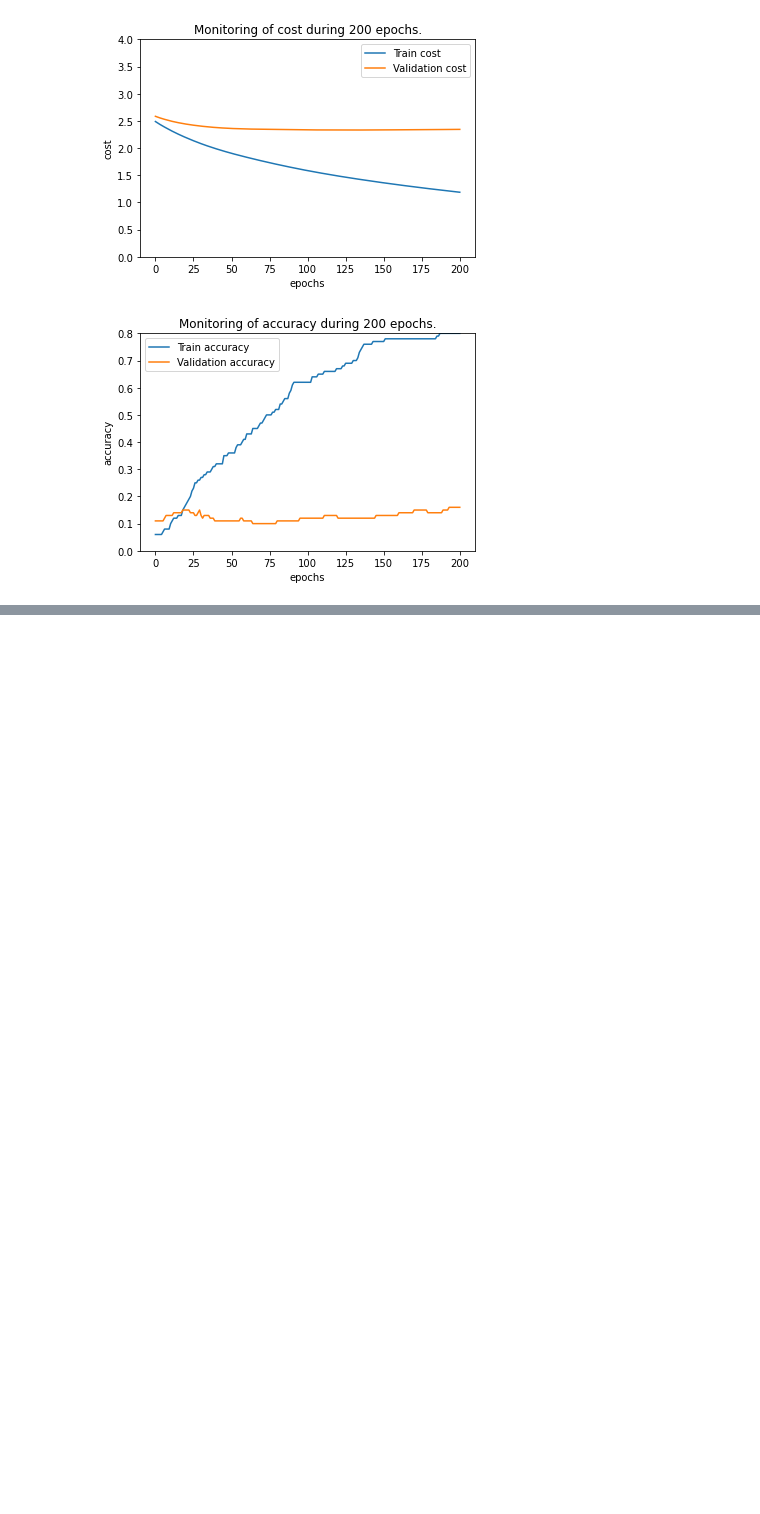
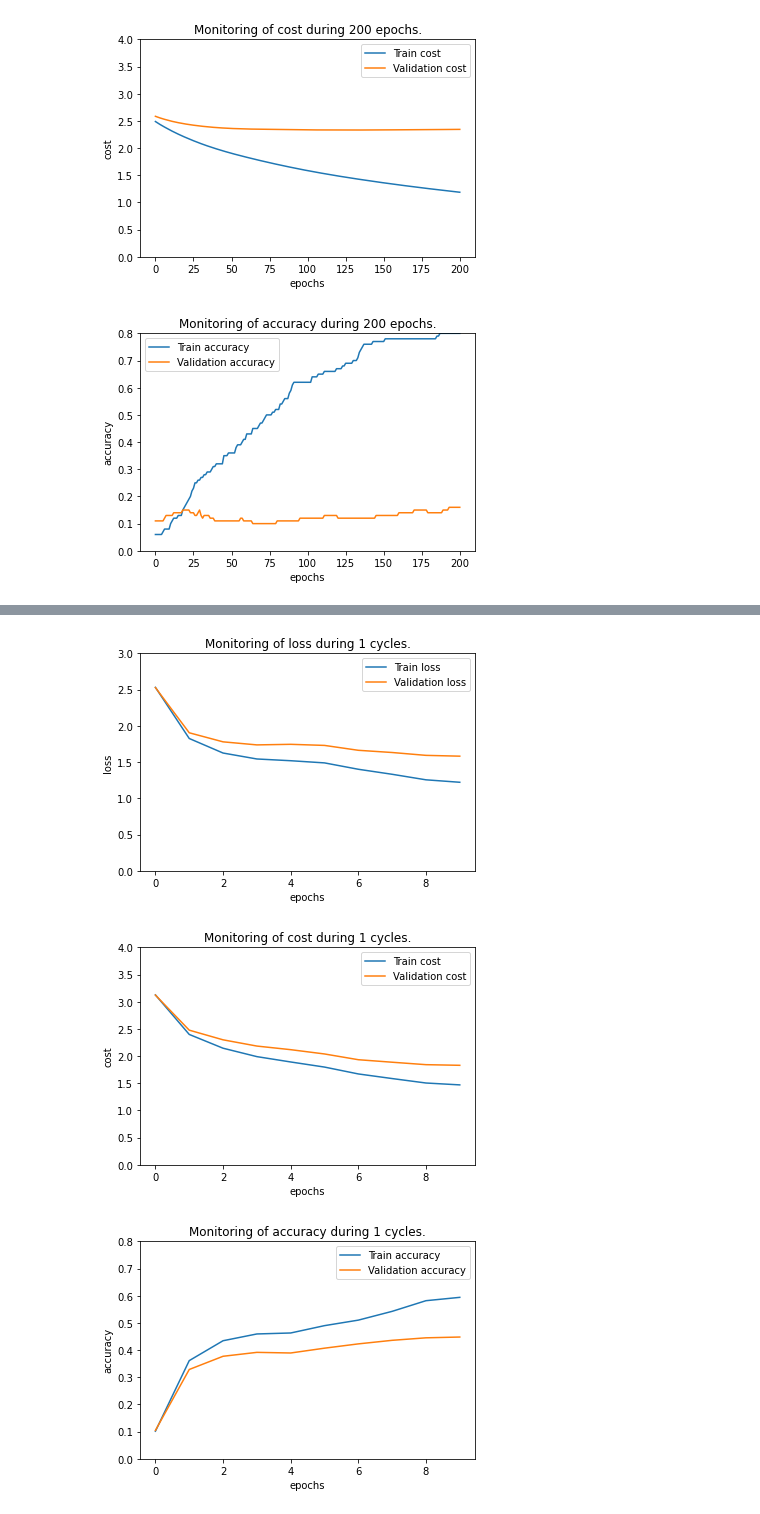
Before and after one commit to KenzaB27/dl_labs, a Jupyter notebook: lab3/lab3_experiments.ipynb, the cells around one changed output, grey strips where cells are left out. Cells and saved outputs as stored; diff of their text form; code cells hidden in the pictures; blank space fills up the shorter version.

```diff
--- a/lab3/lab3_experiments.ipynb
+++ b/lab3/lab3_experiments.ipynb
@@ -165,0 +219,11 @@ net.plot_metric(GDparams, metric="accuracy", cyclic=False)
+# %%
+importlib.reload(mlp)
+GDparams = {"n_cycles":1, "n_batch":100, "eta_min":1e-5, "eta_max":1e-1, "ns":500, "freq":10, "exp":"rep3"}
+net = mlp.MLP.load_mlp(GDparams, lamda=0.01)
+net.plot_metric(GDparams, metric="loss")
+net.plot_metric(GDparams, metric="cost")
+net.plot_metric(GDparams, metric="accuracy")
+# %% [output]
+[figure, added]
+[figure, added]
+[figure, added]
```
Also changed, not shown: parts of 22 cells of this notebook, 2 other files.
